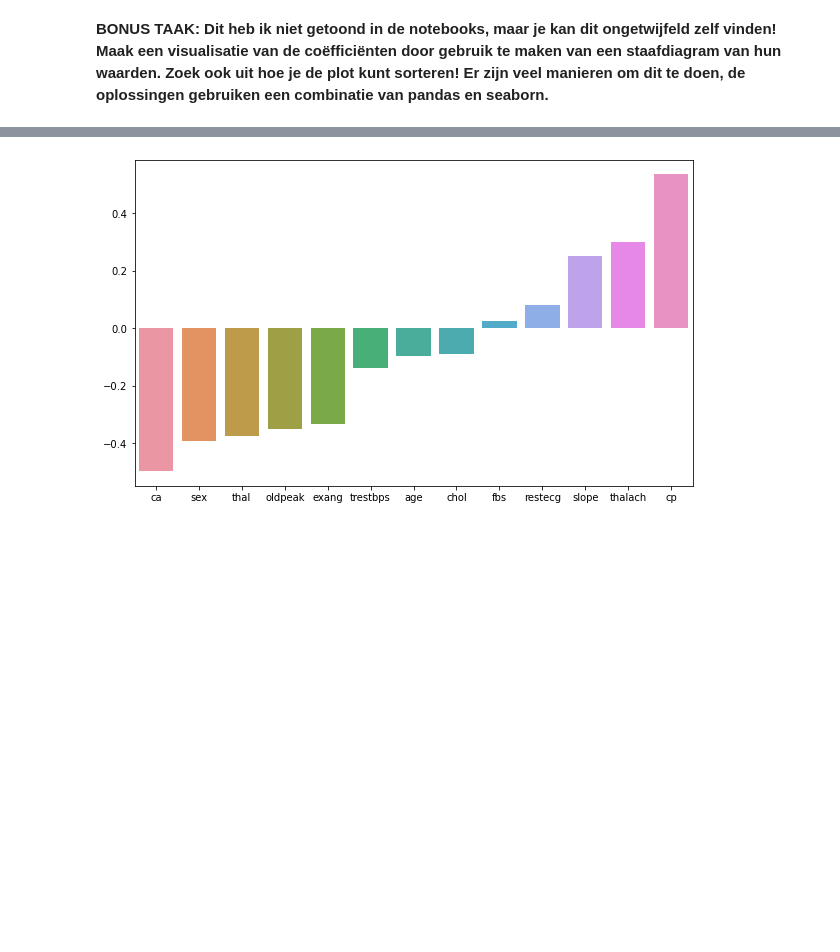
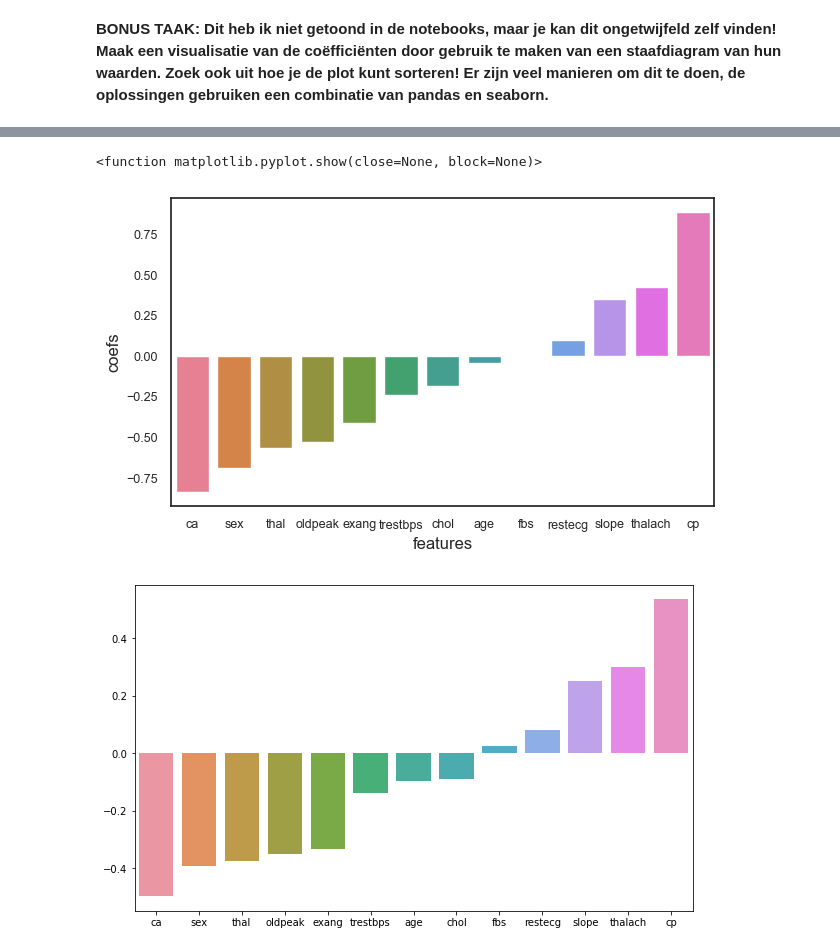
Before and after one commit to montypie/DS_Projects, a Jupyter notebook: exams/Regression/Logistic-Regression-Opdracht_YK.ipynb, the cells around one changed output, grey strips where cells are left out. Cells and saved outputs as stored; diff of their text form; code cells hidden in the pictures; blank space fills up the shorter version.

```diff
--- a/exams/Regression/Logistic-Regression-Opdracht_YK.ipynb
+++ b/exams/Regression/Logistic-Regression-Opdracht_YK.ipynb
@@ -214,3 +226,6 @@ plt.show()
+# %%
+X_train = scaler.transform(X_train)
+X_test = scaler.transform(X_test)
 # %% [markdown]
 ## Logistic Regression Model
 
@@ -224,0 +239,21 @@ LogisticRegressionCV()
+# %%
+# Proberen GridSearchCV
+# Possible solvers: 'liblinear', 'lbfgs', 'saga', 'newton-cg' (does not support L2)
+# (with penalty param got FutureWarning: Use l1_ratio=0 instead of penalty='l2', l1_ratio=1 instead of penalty='l1', and C=np.inf instead of penalty=None. And UserWarning: Inconsistent values: penalty=l1 with l1_ratio=0.0.)
+
+param_grid = {
+    'C': [0.1, 1, 10],
+    'l1_ratio': [1.0, 0.0],
+    'solver': ['liblinear', 'saga']
+    }
+cv = 5
+metric = "accuracy"
+
+gscv = GridSearchCV(
+    estimator=LogisticRegression(random_state=101),
+    param_grid=param_grid,
+    cv=cv,
+    scoring=metric)
+gscv.fit(X_train, y_train)
+
+print(f"GridSearchCV best score: {gscv.best_score_:.2f}")
@@ -232,3 +291,6 @@ LogisticRegressionCV()
 ### Coëfficiënten
 
 **TAAK: Repporteer de coëfficiënten van het model.**
+# %%
+best_model = gscv.best_estimator_
+best_model.coef_
@@ -243,0 +308,6 @@ array([[-0.09621199, -0.39460154,  0.53534731, -0.13850191, -0.08830462,
+# %%
+# Linking features to the coefficients
+
+coef_feats = pd.DataFrame({"features": df.columns[:-1], "coefs": best_model.coef_[0]})
+coef_feats = coef_feats.sort_values(by="coefs")
+coef_feats
@@ -243,0 +329,9 @@ array([[-0.09621199, -0.39460154,  0.53534731, -0.13850191, -0.08830462,
+# %%
+plt.figure(figsize=(7, 4))
+sns.barplot(x="features", y="coefs", data=coef_feats, hue="features")
+plt.xticks(fontsize=9)
+plt.yticks(fontsize=9)
+plt.show
+# %% [output]
+<function matplotlib.pyplot.show(close=None, block=None)>
+[figure, added]
```
Also changed, not shown: parts of 27 cells of this notebook.
